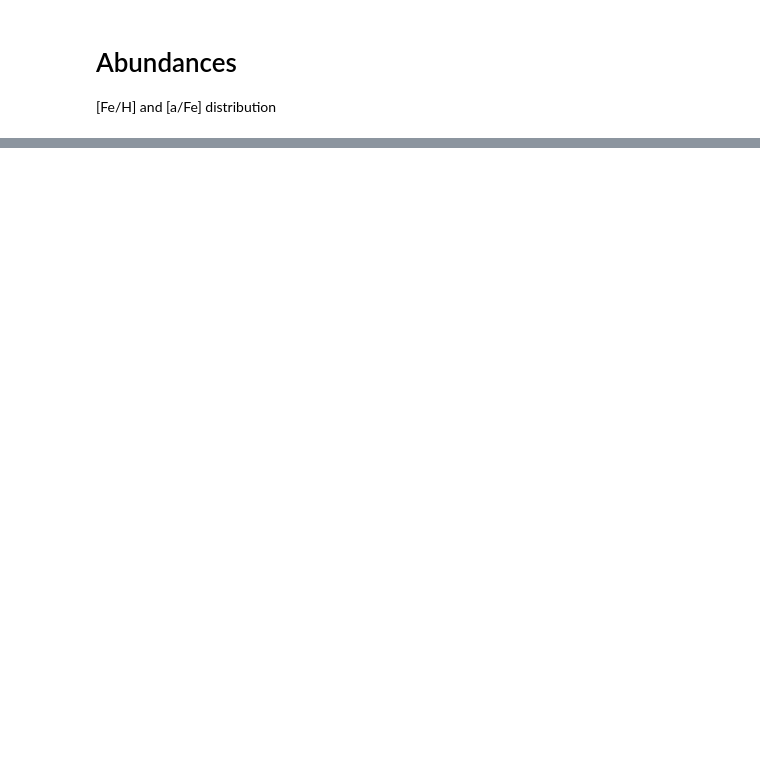
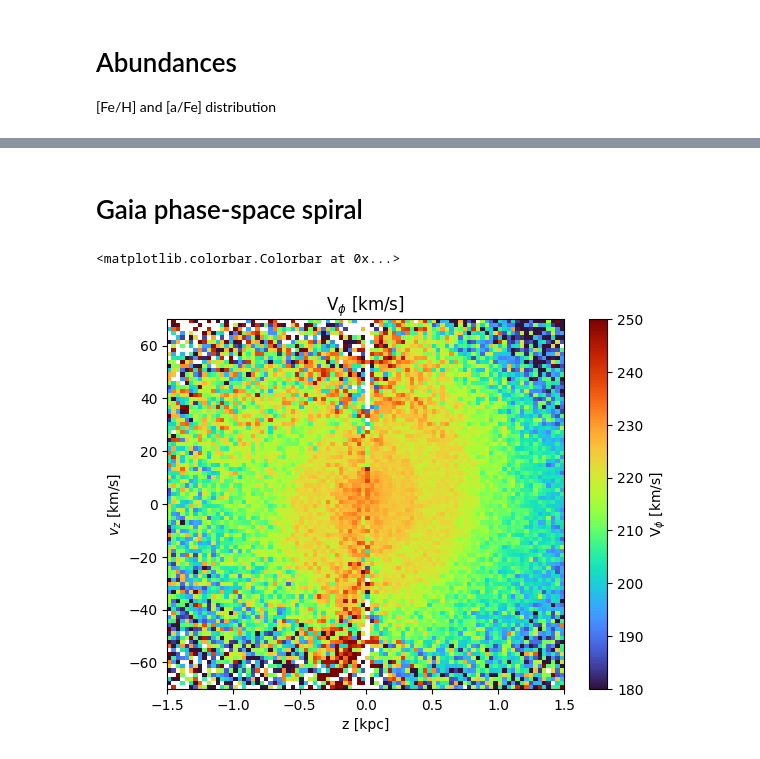
Before and after one commit to desimilkyway/dr1_tutorials, a Jupyter notebook: DR1_tutorial.ipynb, the cells around one changed output, grey strips where cells are left out. Cells and saved outputs as stored; diff of their text form; code cells hidden in the pictures; blank space fills up the shorter version.

```diff
--- a/DR1_tutorial.ipynb
+++ b/DR1_tutorial.ipynb
@@ -323,0 +386,33 @@ plt.legend()
+# %%
+dist = 1./G_T['PARALLAX']
+dist[(dist<0)]=np.nan
+C=acoo.SkyCoord(ra=RV_T['TARGET_RA']*auni.deg,
+                dec=RV_T['TARGET_DEC']*auni.deg,
+                distance=dist*auni.kpc,
+                pm_ra_cosdec=G_T['PMRA']*auni.mas/auni.year,
+                pm_dec=G_T['PMDEC']*auni.mas/auni.year,
+                radial_velocity=RV_T['VRAD'])
+Cg=C.transform_to(acoo.Galactocentric);
+Cs=Cg.represent_as(acoo.SphericalRepresentation);
+Cc=Cg.represent_as(acoo.CylindricalRepresentation);
+Vphi=(Cc.differentials['s'].d_phi*Cc.rho/auni.rad).to_value(auni.km/auni.s)
+Vpsi=(Cs.differentials['s'].d_lat*Cc.rho/auni.rad).to_value(auni.km/auni.s)
+VR=Cs.differentials['s'].d_distance.to_value(auni.km/auni.s);
+R=Cs.distance.to_value(auni.kpc);
+LZ=(Vphi*Cc.rho).to_value(auni.kpc)
+# %% [markdown]
+# Gaia phase-space spiral
+# %%
+cur_sel = main_sel&(G_T['PARALLAX']>3*G_T['PARALLAX_ERROR']) &(RV_T['FEH']>-0.2)
+S = scipy.stats.binned_statistic_2d(Cg.z[cur_sel],Cg.v_z[cur_sel],Vphi[cur_sel],'median',range=[[-1.5,1.5],[-70,70]],
+                                   bins=[90,90])
+
+plt.imshow(-S.statistic.T, extent=(-1.5,1.5,-70,70), origin='lower',cmap='turbo',aspect='auto',vmin=180,vmax=250)
+
+plt.xlabel('z [kpc]')
+plt.ylabel(r'$v_z$ [km/s]')
+plt.title(r'V$_\phi$ [km/s]')
+plt.colorbar(label='V$_\phi$ [km/s]')
+# %% [output]
+<matplotlib.colorbar.Colorbar at 0x...>
+[figure, added]
```
Also changed, not shown: parts of 27 cells of this notebook, 1 other file.
